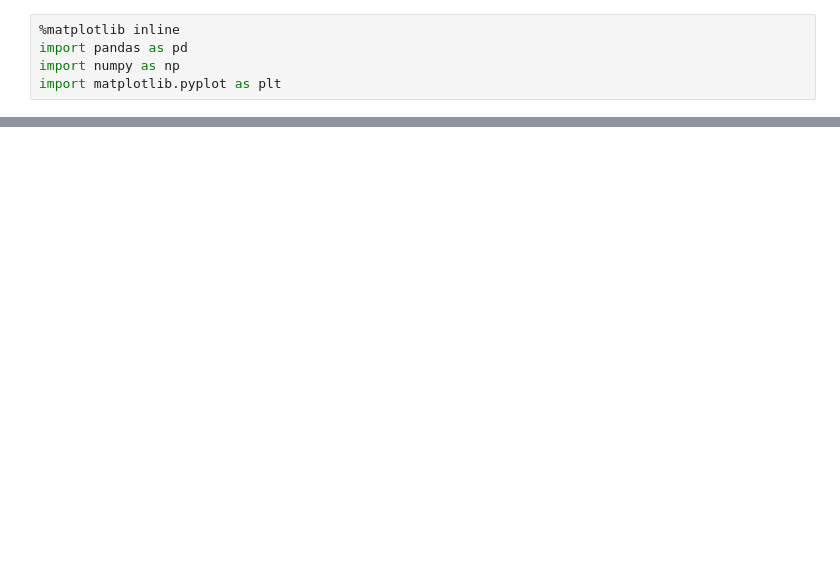
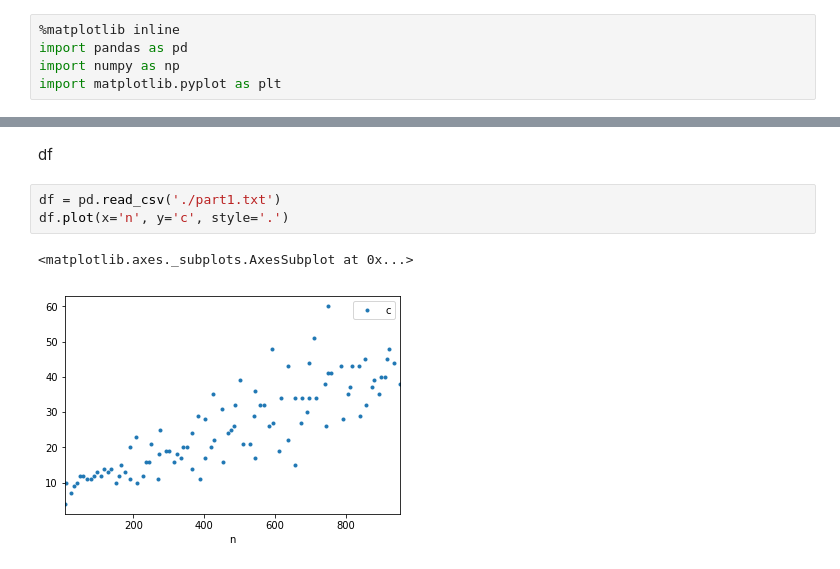
Before and after one commit to Viraj3f/CMPE365, a Jupyter notebook: lab3/plotting.ipynb, the cells around one changed output, grey strips where cells are left out. Drawn from its saved outputs; the diff is of its cells as text; blank space fills up the shorter version.

```diff
--- a/lab3/plotting.ipynb
+++ b/lab3/plotting.ipynb
@@ -36,0 +24,8 @@ df.plot(x='x', y='y', kind='scatter')
+# %% [markdown]
+df
+# %%
+df = pd.read_csv('./part1.txt')
+df.plot(x='n', y='c', style='.')
+# %% [output]
+<matplotlib.axes._subplots.AxesSubplot at 0x...>
+[figure, added]
```
Also changed, not shown: parts of 10 cells of this notebook, 9 other files.
